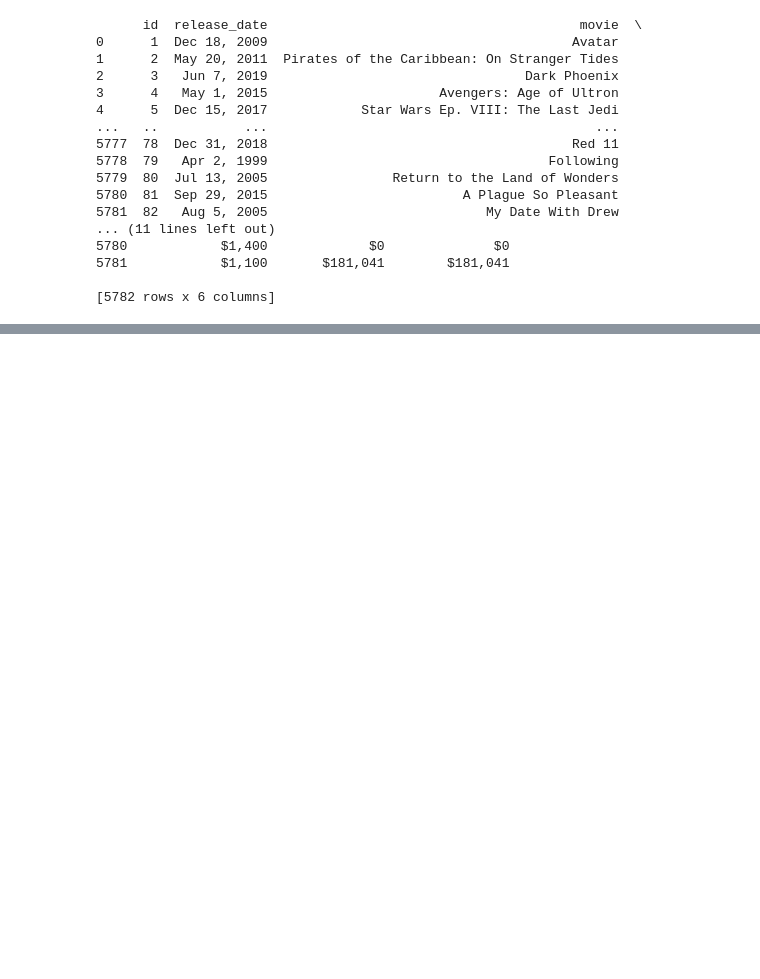
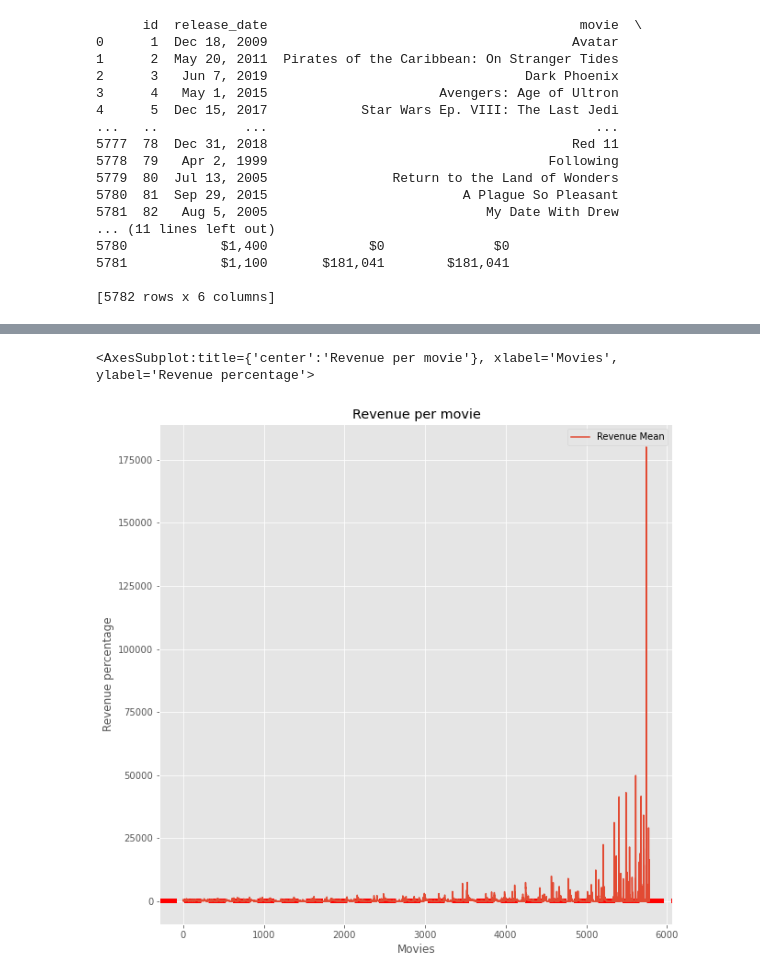
Before and after one commit to QuinnGrigsby/Capstone_Git-ing_it_done_MovieInformation, a Jupyter notebook: Data Understanding.ipynb, the cells around one changed output, grey strips where cells are left out. Saved outputs shown, nothing was run; the diff lists cells and outputs as text; code cells hidden in the pictures; blank space fills up the shorter version.

Commit message:
adding plots with average revenue

```diff
--- a/Data Understanding.ipynb
+++ b/Data Understanding.ipynb
@@ -83,0 +75,9 @@ AttributeError: 'function' object has no attribute 'apply'
+# %%
+def dejar_solo_cifras(txt):
+  return "".join(c for c in txt if c.isdigit())
+w_gross = movie_budgets_data['worldwide_gross'].map(dejar_solo_cifras)
+p_budget = movie_budgets_data['production_budget'].map(dejar_solo_cifras)
+movie_budgets_data['w_gross'] = w_gross.astype(float)
+movie_budgets_data['p_budget'] = p_budget.astype(float)
+movie_budgets_data = movie_budgets_data.assign(gain = movie_budgets_data['w_gross']*100/ movie_budgets_data['p_budget'])
+movie_budgets_data
@@ -83,0 +98,7 @@ AttributeError: 'function' object has no attribute 'apply'
+# %%
+#stadistics plotting gains
+mean_gain = movie_budgets_data['gain'].mean()
+max_gain = movie_budgets_data['gain'].max()
+desv =  movie_budgets_data['gain'].std()
+print('The average of gains is:'+ str(mean_gain))
+print('The maximum of gains is:'+ str(max_gain))
@@ -83,0 +108,5 @@ AttributeError: 'function' object has no attribute 'apply'
+# %%
+#stadistics relating gains vs studio or genre
+%matplotlib inline
+plt.rcParams['figure.figsize'] = (10, 10)
+plt.style.available
@@ -83,0 +131,15 @@ AttributeError: 'function' object has no attribute 'apply'
+# %%
+plt.style.use('ggplot')
+# %%
+plt.xlabel("Movies")
+plt.ylabel("Revenue percentage")
+plt.title("Revenue per movie")
+plt.axhline(y=mean_gain, color="red", linewidth=5, linestyle="--")
+plt.legend(
+    labels=["Revenue Mean"],
+    fontsize="large"
+);
+movie_budgets_data['gain'].plot()
+# %% [output]
+<AxesSubplot:title={'center':'Revenue per movie'}, xlabel='Movies', ylabel='Revenue percentage'>
+[figure, added]
```
Also changed, not shown: parts of 13 cells of this notebook.
